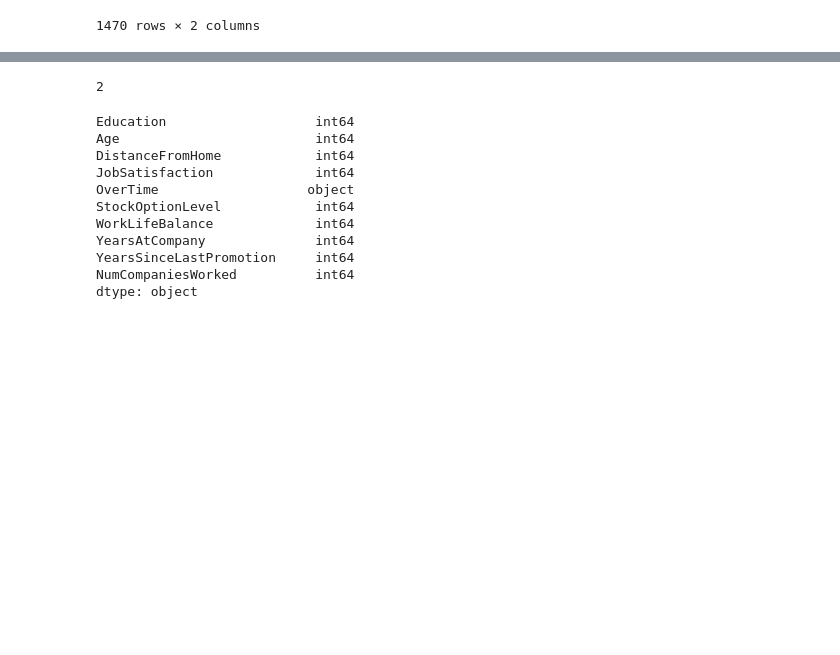
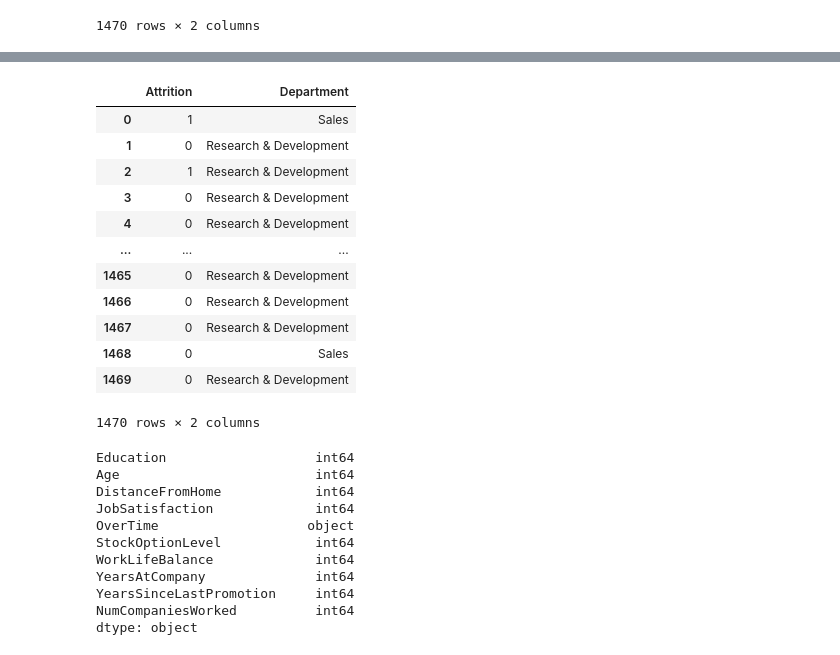
Before and after one commit to FurrowSam/Employee-Attrition-and-Classification, a Jupyter notebook: attrition.ipynb, the cells around one changed output, grey strips where cells are left out. Saved outputs shown, nothing was run; the diff lists cells and outputs as text; code cells hidden in the pictures; blank space fills up the shorter version.

```diff
--- a/attrition.ipynb
+++ b/attrition.ipynb
@@ -61,3 +61,6 @@ y_df
 | 1468 | No | Sales |
 | 1469 | No | Research & Development |
 1470 rows × 2 columns
+# %%
+y_df['Attrition'] = y_df['Attrition'].apply(lambda x: 1 if x == 'Yes' else 0)
+y_df['Attrition'] = y_df['Attrition'].astype('int64')
@@ -64,7 +78,19 @@ y_df
 # %%
-y_df['Attrition'].nunique()
+y_df
 # %% [output]
+|  | Attrition | Department |
+| 0 | 1 | Sales |
+| 1 | 0 | Research & Development |
+| 2 | 1 | Research & Development |
+| 3 | 0 | Research & Development |
+| 4 | 0 | Research & Development |
+| ... | ... | ... |
+| 1465 | 0 | Research & Development |
+| 1466 | 0 | Research & Development |
+| 1467 | 0 | Research & Development |
+| 1468 | 0 | Sales |
+| 1469 | 0 | Research & Development |
-2
+1470 rows × 2 columns
 # %%
 # Create a list of at least 10 column names to use as X data
 X_data = attrition_df[['Education', 'Age', 'DistanceFromHome', 'JobSatisfaction', 'OverTime', 'StockOptionLevel', 'WorkLifeBalance', 'YearsAtCompany', 'YearsSinceLastPromotion', 'NumCompaniesWorked']]
```
Also changed, not shown: parts of 19 cells of this notebook.
